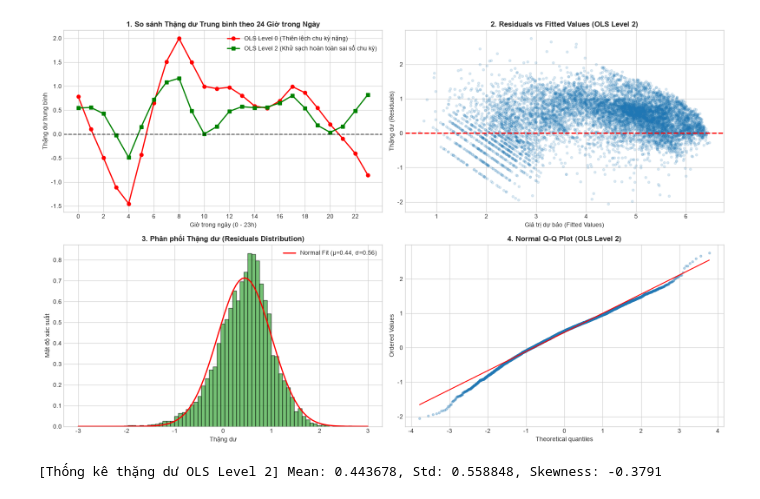
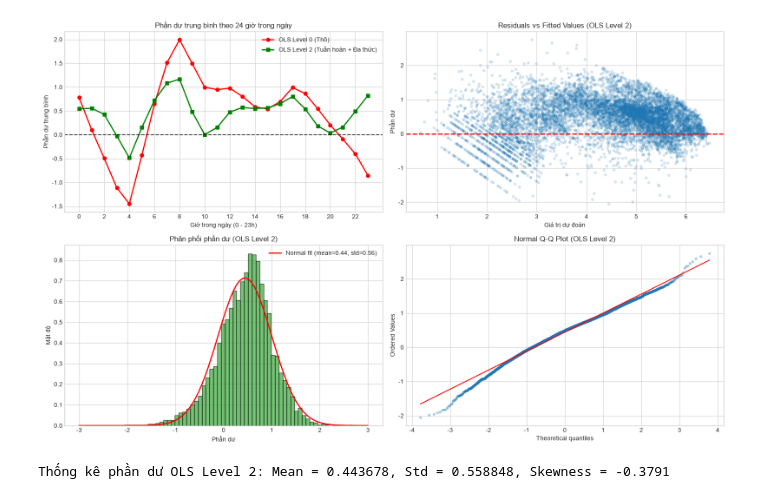
Before and after one commit to Quynh24112005/Linear-Regression-, a Jupyter notebook: Problem2 - B23DCCE081 - Lê Như Quỳnh/Problem2_BasisExpansion_Regularization.ipynb, the cells around one changed output. Drawn from its saved outputs; the diff is of its cells as text; code cells hidden in the pictures.

```diff
--- a/Problem2 - B23DCCE081 - Lê Như Quỳnh/Problem2_BasisExpansion_Regularization.ipynb
+++ b/Problem2 - B23DCCE081 - Lê Như Quỳnh/Problem2_BasisExpansion_Regularization.ipynb
@@ -263,5 +204,5 @@ Khi tăng số lượng đặc trưng từ 11 lên 32, không gian giả thuyế
 # %%
-class BaseRegressorScratch:
+class BaseRegressor:
     def __init__(self):
         self.w = None
         self.execution_time_ms = 0
@@ -281,7 +222,7 @@ class BaseRegressorScratch:
         return int(np.sum(np.abs(w_features) < tol))
 
 
-class OLSLinearRegression(BaseRegressorScratch):
+class OLSLinearRegression(BaseRegressor):
     def fit(self, X, y):
         start = time.time()
         X_bar = self._add_intercept(X)
@@ -291,7 +232,7 @@ class OLSLinearRegression(BaseRegressorScratch):
         return self
 
 
-class RidgeRegressionScratch(BaseRegressorScratch):
+class RidgeRegressionScratch(BaseRegressor):
     def __init__(self, alpha=1.0):
         super().__init__()
         self.alpha = float(alpha)
@@ -303,7 +244,7 @@ class RidgeRegressionScratch(BaseRegressorScratch):
         N, d = X_bar.shape
 
         I = np.eye(d, dtype=np.float64)
-        I[0, 0] = 0.0  # Không phạt hệ số chặn
+        I[0, 0] = 0.0
 
         XT_X = np.dot(X_bar.T, X_bar)
         XT_y = np.dot(X_bar.T, y_col)
@@ -312,7 +253,7 @@ class RidgeRegressionScratch(BaseRegressorScratch):
         return self
 
 
-class LassoRegressionScratch(BaseRegressorScratch):
+class LassoRegressionScratch(BaseRegressor):
     def __init__(self, alpha=0.01, epochs=300, tol=1e-5):
         super().__init__()
         self.alpha = float(alpha)
@@ -345,7 +286,6 @@ class LassoRegressionScratch(BaseRegressorScratch):
                 rho_j = np.dot(X_bar[:, j], residual)
 
                 if j == 0:
-                    # Hệ số chặn: Không áp dụng phạt L1
                     self.w[j] = rho_j / z[j]
                 else:
                     self.w[j] = self._soft_thresholding(rho_j, l1_penalty) / z[j]
@@ -356,5 +296,3 @@ class LassoRegressionScratch(BaseRegressorScratch):
         self.w = self.w.reshape(-1, 1)
         self.execution_time_ms = (time.time() - start) * 1000.0
         return self
-
-print("[Hoàn tất] Cài đặt OLS, Ridge và LASSO Coordinate Descent từ First Principles.")
@@ -601,62 +512,61 @@ BẢNG TỔNG HỢP HIỆU NĂNG TRÊN TẬP KIỂM THỬ ĐỘC LẬP (NĂM 201
 # %%
 from scipy import stats
 
-y_pred_l0 = test_predictions["1. OLS Level 0 (Raw Features - 11 vars)"]
-y_pred_l2 = test_predictions["3. OLS Level 2 (Cyclic + Poly + Inter - 32 vars)"]
+y_pred_l0 = test_predictions["OLS Level 0 (11 vars)"]
+y_pred_l2 = test_predictions["OLS Level 2 (32 vars)"]
 res_l0 = y_test - y_pred_l0
 res_l2 = y_test - y_pred_l2
 
 test_hours = df_test['hr'].values
 
-# Tính sai số trung bình theo từng khung giờ trong ngày
 mean_res_by_hr_l0 = [np.mean(res_l0[test_hours == h]) for h in range(24)]
 mean_res_by_hr_l2 = [np.mean(res_l2[test_hours == h]) for h in range(24)]
 
 fig, axes = plt.subplots(2, 2, figsize=(16, 10))
 
-# 1. Đồ thị Triệt tiêu Thiên lệch Chu kỳ theo 24 giờ
+# 1. Phần dư trung bình theo 24 giờ
 ax = axes[0, 0]
-ax.plot(range(24), mean_res_by_hr_l0, 'r-o', lw=2, label='OLS Level 0 (Thiên lệch chu kỳ nặng)')
-ax.plot(range(24), mean_res_by_hr_l2, 'g-s', lw=2, label='OLS Level 2 (Khử sạch hoàn toàn sai số chu kỳ)')
+ax.plot(range(24), mean_res_by_hr_l0, 'r-o', lw=2, label='OLS Level 0 (Thô)')
+ax.plot(range(24), mean_res_by_hr_l2, 'g-s', lw=2, label='OLS Level 2 (Tuần hoàn + Đa thức)')
 ax.axhline(0, color='black', linestyle='--', alpha=0.7)
-ax.set_title('1. So sánh Thặng dư Trung bình theo 24 Giờ trong Ngày', fontweight='bold', fontsize=12)
+ax.set_title('Phần dư trung bình theo 24 giờ trong ngày', fontsize=12)
 ax.set_xlabel('Giờ trong ngày (0 - 23h)')
-ax.set_ylabel('Thặng dư trung bình')
+ax.set_ylabel('Phần dư trung bình')
 ax.set_xticks(range(0, 24, 2))
-ax.legend(fontsize=10)
+ax.legend()
 
-# 2. Residuals vs Fitted Values (Kiểm tra Homoscedasticity)
+# 2. Residuals vs Fitted Values
 ax = axes[0, 1]
 ax.scatter(y_pred_l2, res_l2, alpha=0.15, color='#1f77b4', s=15)
 ax.axhline(0, color='red', linestyle='--', lw=2)
-ax.set_title('2. Residuals vs Fitted Values (OLS Level 2)', fontweight='bold', fontsize=12)
-ax.set_xlabel('Giá trị dự báo (Fitted Values)')
-ax.set_ylabel('Thặng dư (Residuals)')
+ax.set_title('Residuals vs Fitted Values (OLS Level 2)', fontsize=12)
+ax.set_xlabel('Giá trị dự đoán')
+ax.set_ylabel('Phần dư')
 
-# 3. Phân phối Thặng dư (Histogram + Phân phối chuẩn)
+# 3. Phân phối phần dư
 ax = axes[1, 0]
 ax.hist(res_l2, bins=60, density=True, alpha=0.65, color='#2ca02c', edgecolor='black')
 mu_r, std_r = np.mean(res_l2), np.std(res_l2)
 x_axis = np.linspace(-3, 3, 100)
-ax.plot(x_axis, stats.norm.pdf(x_axis, mu_r, std_r), 'r-', lw=2, label=f'Normal Fit (μ={mu_r:.2f}, σ={std_r:.2f})')
-ax.set_title('3. Phân phối Thặng dư (Residuals Distribution)', fontweight='bold', fontsize=12)
-ax.set_xlabel('Thặng dư')
-ax.set_ylabel('Mật độ xác suất')
-ax.legend(fontsize=10)
+ax.plot(x_axis, stats.norm.pdf(x_axis, mu_r, std_r), 'r-', lw=2, label=f'Normal fit (mean={mu_r:.2f}, std={std_r:.2f})')
+ax.set_title('Phân phối phần dư (OLS Level 2)', fontsize=12)
+ax.set_xlabel('Phần dư')
+ax.set_ylabel('Mật độ')
+ax.legend()
 
 # 4. Normal Q-Q Plot
 ax = axes[1, 1]
 stats.probplot(res_l2, dist="norm", plot=ax)
 ax.get_lines()[0].set_markersize(3.5)
 ax.get_lines()[0].set_color('#1f77b4')
 ax.get_lines()[0].set_alpha(0.3)
 ax.get_lines()[1].set_color('red')
-ax.set_title('4. Normal Q-Q Plot (OLS Level 2)', fontweight='bold', fontsize=12)
+ax.set_title('Normal Q-Q Plot (OLS Level 2)', fontsize=12)
 
 plt.tight_layout()
 plt.show()
 
-print(f"[Thống kê thặng dư OLS Level 2] Mean: {mu_r:.6f}, Std: {std_r:.6f}, Skewness: {stats.skew(res_l2):.4f}")
+print(f"Thống kê phần dư OLS Level 2: Mean = {mu_r:.6f}, Std = {std_r:.6f}, Skewness = {stats.skew(res_l2):.4f}")
 # %% [output]
-[figure, old version]
+[figure, new version]
-[Thống kê thặng dư OLS Level 2] Mean: 0.443678, Std: 0.558848, Skewness: -0.3791
+Thống kê phần dư OLS Level 2: Mean = 0.443678, Std = 0.558848, Skewness = -0.3791
```
Also changed, not shown: parts of 23 cells of this notebook, 6 other files.
